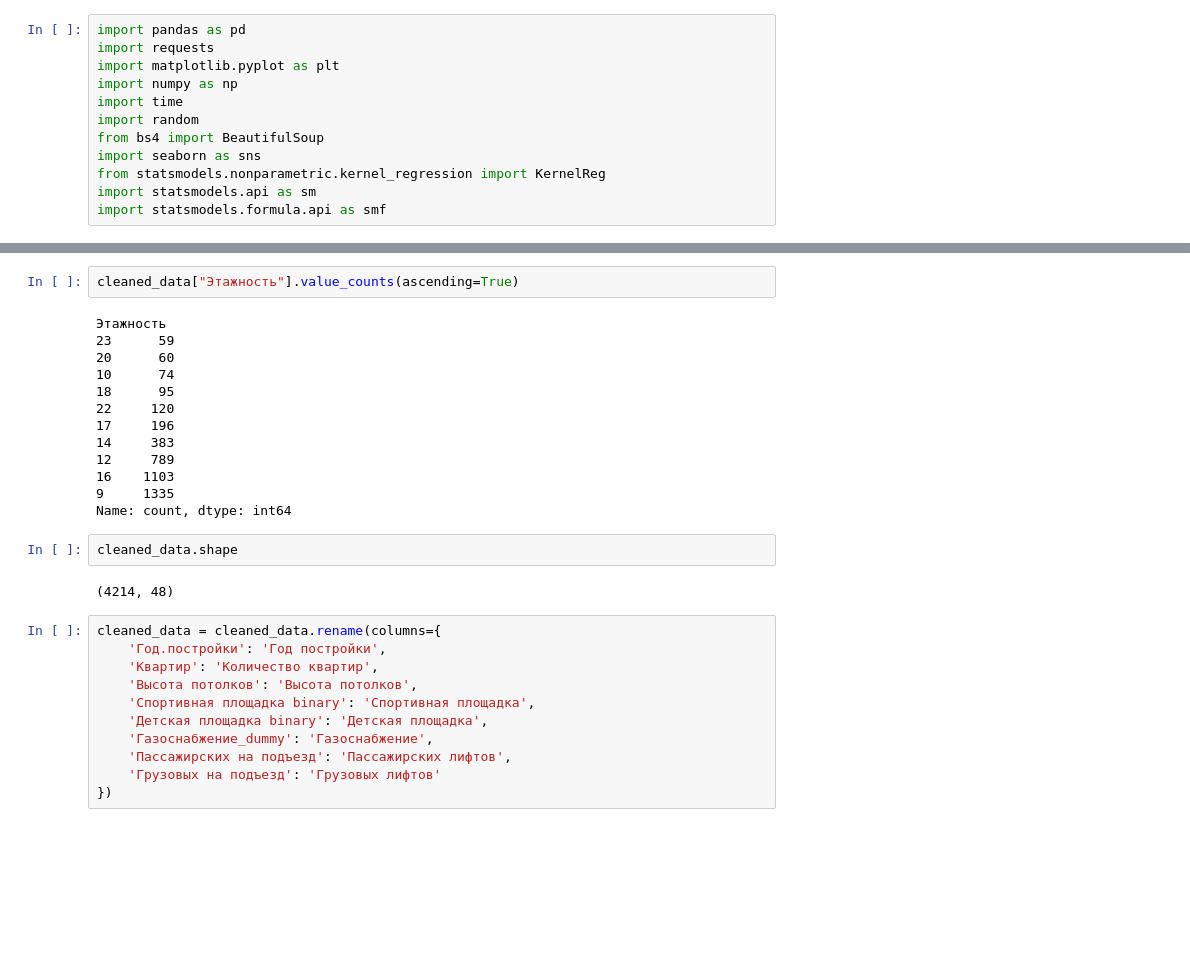
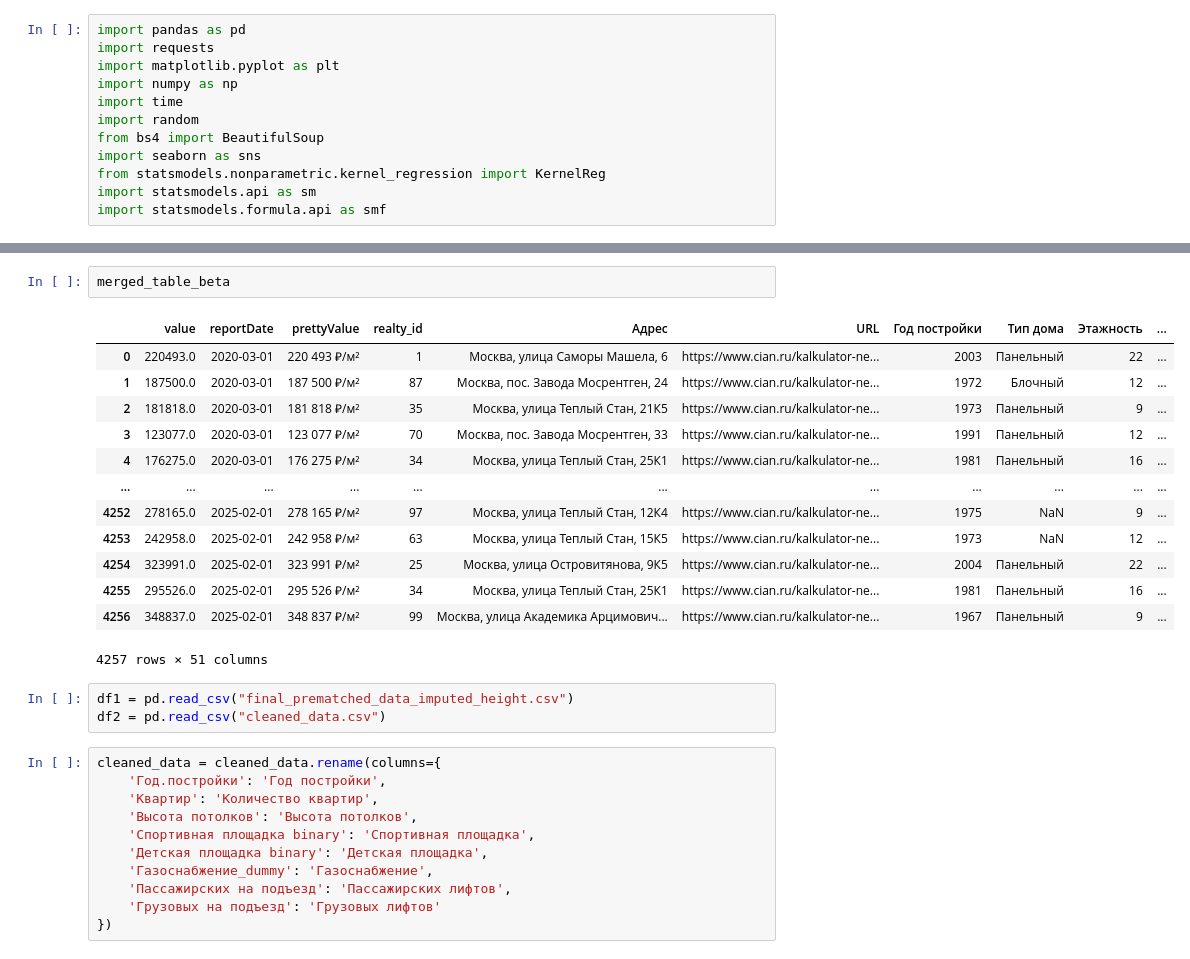
Before and after one commit to andrewch28/Cian, a Jupyter notebook: cian.ipynb, the cells around one changed output, grey strips where cells are left out. Cells and saved outputs as stored; diff of their text form; blank space fills up the shorter version.

```diff
--- a/cian.ipynb
+++ b/cian.ipynb
@@ -53,22 +25,22 @@ cleaned_data.describe()
-# %%
-cleaned_data["Этажность"].value_counts(ascending=True)
-# %% [output]
-Этажность
-23      59
-20      60
-10      74
-18      95
-22     120
-17     196
-14     383
-12     789
-16    1103
-9     1335
-Name: count, dtype: int64
-# %%
-cleaned_data.shape
-# %% [output]
-(4214, 48)
+# %%
+merged_table_beta
+# %% [output]
+|  | value | reportDate | prettyValue | realty_id | Адрес | URL | Год постройки | Тип дома | Этажность | ... |
+| 0 | 220493.0 | 2020-03-01 | 220 493 ₽/м² | 1 | Москва, улица Саморы Машела, 6 | https://www.cian.ru/kalkulator-ne... | 2003 | Панельный | 22 | ... |
+| 1 | 187500.0 | 2020-03-01 | 187 500 ₽/м² | 87 | Москва, пос. Завода Мосрентген, 24 | https://www.cian.ru/kalkulator-ne... | 1972 | Блочный | 12 | ... |
+| 2 | 181818.0 | 2020-03-01 | 181 818 ₽/м² | 35 | Москва, улица Теплый Стан, 21К5 | https://www.cian.ru/kalkulator-ne... | 1973 | Панельный | 9 | ... |
+| 3 | 123077.0 | 2020-03-01 | 123 077 ₽/м² | 70 | Москва, пос. Завода Мосрентген, 33 | https://www.cian.ru/kalkulator-ne... | 1991 | Панельный | 12 | ... |
+| 4 | 176275.0 | 2020-03-01 | 176 275 ₽/м² | 34 | Москва, улица Теплый Стан, 25К1 | https://www.cian.ru/kalkulator-ne... | 1981 | Панельный | 16 | ... |
+| ... | ... | ... | ... | ... | ... | ... | ... | ... | ... | ... |
+| 4252 | 278165.0 | 2025-02-01 | 278 165 ₽/м² | 97 | Москва, улица Теплый Стан, 12К4 | https://www.cian.ru/kalkulator-ne... | 1975 | NaN | 9 | ... |
+| 4253 | 242958.0 | 2025-02-01 | 242 958 ₽/м² | 63 | Москва, улица Теплый Стан, 15К5 | https://www.cian.ru/kalkulator-ne... | 1973 | NaN | 12 | ... |
+| 4254 | 323991.0 | 2025-02-01 | 323 991 ₽/м² | 25 | Москва, улица Островитянова, 9К5 | https://www.cian.ru/kalkulator-ne... | 2004 | Панельный | 22 | ... |
+| 4255 | 295526.0 | 2025-02-01 | 295 526 ₽/м² | 34 | Москва, улица Теплый Стан, 25К1 | https://www.cian.ru/kalkulator-ne... | 1981 | Панельный | 16 | ... |
+| 4256 | 348837.0 | 2025-02-01 | 348 837 ₽/м² | 99 | Москва, улица Академика Арцимович... | https://www.cian.ru/kalkulator-ne... | 1967 | Панельный | 9 | ... |
+4257 rows × 51 columns
+# %%
+df1 = pd.read_csv("final_prematched_data_imputed_height.csv")
+df2 = pd.read_csv("cleaned_data.csv")
 # %%
 cleaned_data = cleaned_data.rename(columns={
     'Год.постройки': 'Год постройки',
```
Also changed, not shown: parts of 22 cells of this notebook, 4 other files.
